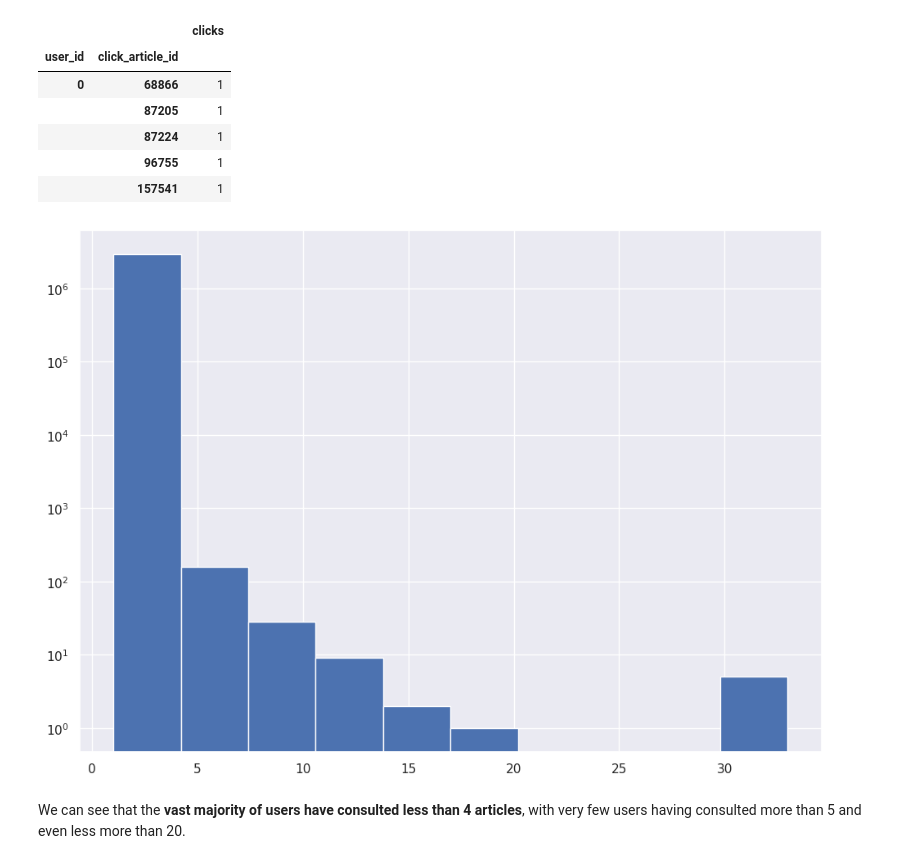
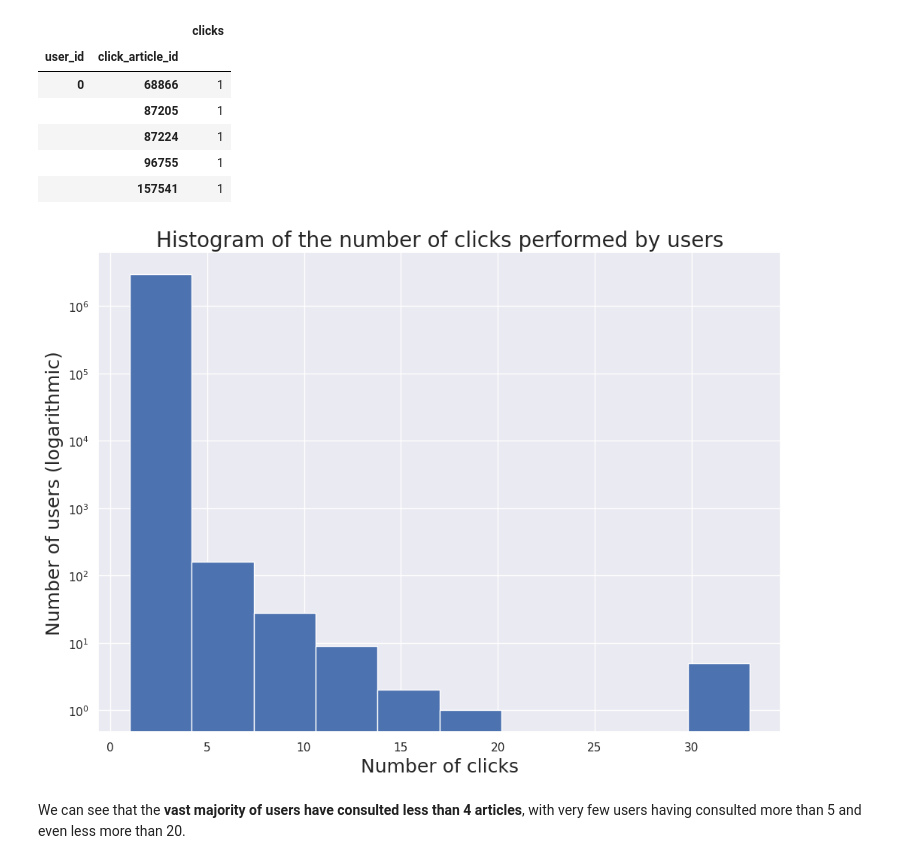
Before and after one commit to octave-ati/Designing-a-Recommendation-Model, a Jupyter notebook: P9_02_Notebook.ipynb, the cells around one changed output. Saved outputs shown, nothing was run; the diff lists cells and outputs as text; code cells hidden in the pictures.

```diff
--- a/P9_02_Notebook.ipynb
+++ b/P9_02_Notebook.ipynb
@@ -1344,10 +1361,13 @@ users.head()
 # %%
 #Looking at the number of user clicks
 plt.hist(users.clicks)
+plt.title('Histogram of the number of clicks performed by users')
 plt.yscale('log')
+plt.xlabel('Number of clicks')
+plt.ylabel('Number of users (logarithmic)')
 plt.show()
 # %% [output]
-[figure, old version]
+[figure, new version]
 # %% [markdown]
 We can see that the **vast majority of users have consulted less than 4 articles**, with very few users having consulted more than 5 and even less more than 20.
 # %%
```
Also changed, not shown: parts of 6 cells of this notebook, 2 other files.
